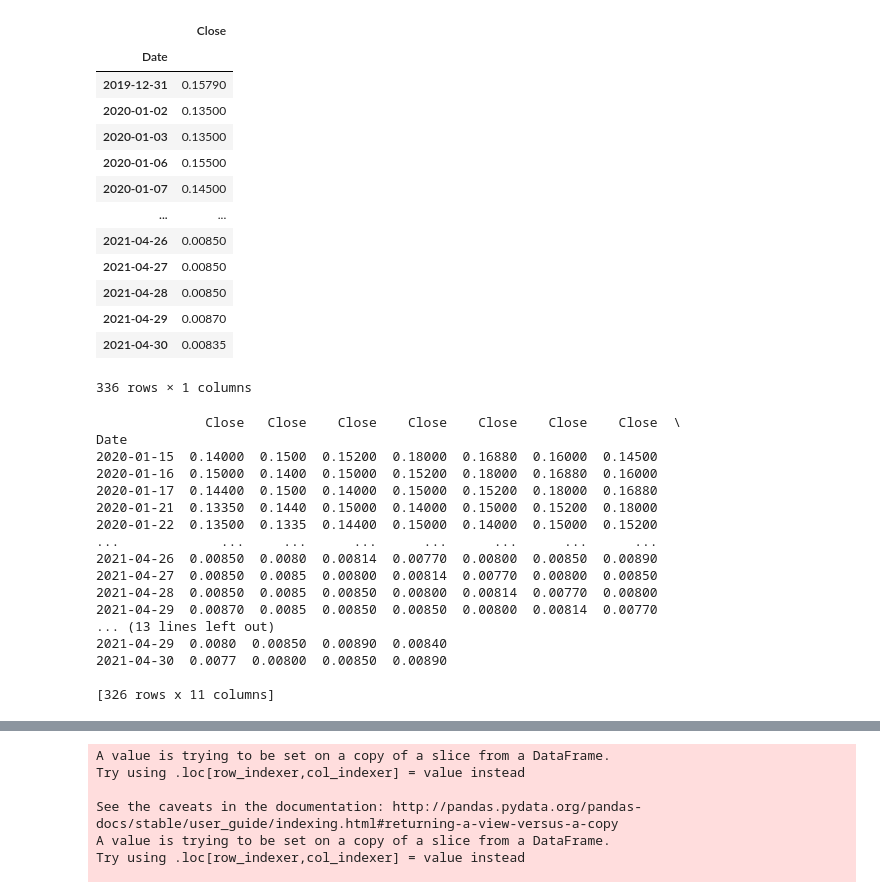
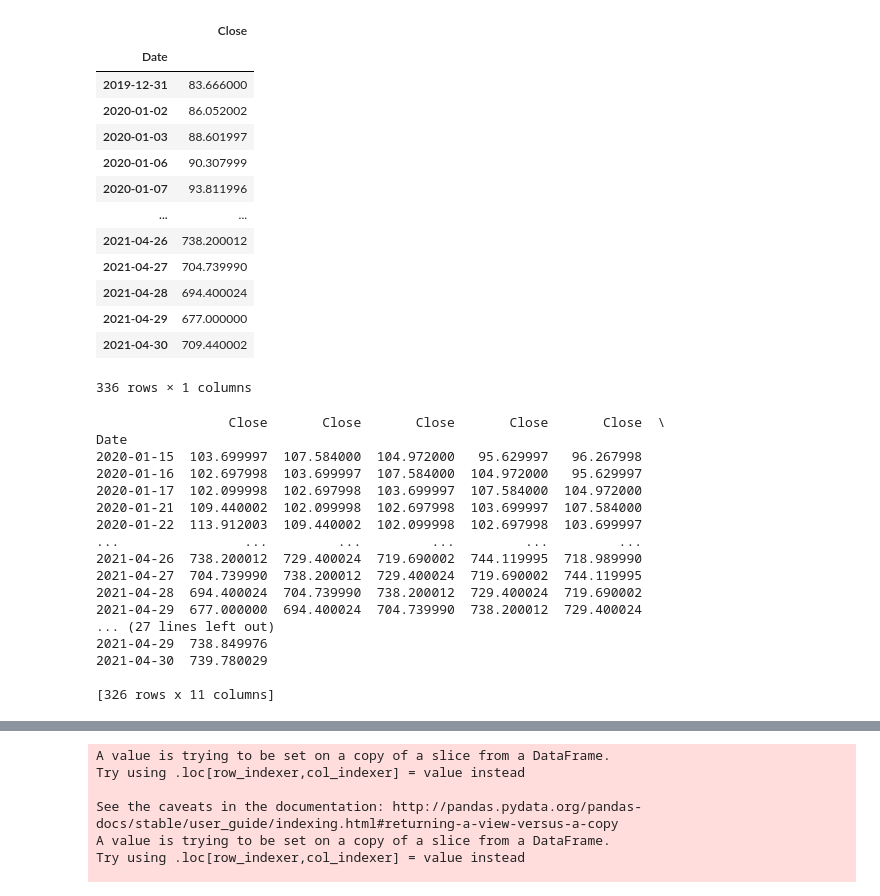
Before and after one commit to Wulffn/DSC_Exam, a Jupyter notebook: ML/tesla_linear_regression.ipynb, the cells around one changed output, grey strips where cells are left out. Cells and saved outputs as stored; diff of their text form; code cells hidden in the pictures.

```diff
--- a/ML/tesla_linear_regression.ipynb
+++ b/ML/tesla_linear_regression.ipynb
@@ -7,23 +7,23 @@ import datetime
 import matplotlib.pyplot as plt
 # %%
 # datoer er YYYY-MM-DD
-df = yf.download('AMAZ', start='2020-01-01', end='2021-05-01', progress=False)
+df = yf.download('TSLA', start='2020-01-01', end='2021-05-01', progress=False)
 df_close = df[['Close']]
 df_close
 # %% [output]
 |  | Close |
 | Date |  |
-| 2019-12-31 | 0.15790 |
-| 2020-01-02 | 0.13500 |
-| 2020-01-03 | 0.13500 |
-| 2020-01-06 | 0.15500 |
-| 2020-01-07 | 0.14500 |
+| 2019-12-31 | 83.666000 |
+| 2020-01-02 | 86.052002 |
+| 2020-01-03 | 88.601997 |
+| 2020-01-06 | 90.307999 |
+| 2020-01-07 | 93.811996 |
 | ... | ... |
-| 2021-04-26 | 0.00850 |
-| 2021-04-27 | 0.00850 |
-| 2021-04-28 | 0.00850 |
-| 2021-04-29 | 0.00870 |
-| 2021-04-30 | 0.00835 |
+| 2021-04-26 | 738.200012 |
+| 2021-04-27 | 704.739990 |
+| 2021-04-28 | 694.400024 |
+| 2021-04-29 | 677.000000 |
+| 2021-04-30 | 709.440002 |
 336 rows × 1 columns
 # %%
 # We only need the column Close that is the value that we want to predict. Our goal now is to transform the data so we can feed them into our Machine Learning model. We want to have as features the last 10 closing prices. The easiest way to do it is to use the shift function of Pandas.
@@ -33,21 +33,21 @@ df_close_shifted = pd.concat([df_close, df_close.shift(), df_close.shift(2), df_
 
 print(df_close_shifted)
 # %% [output]
-              Close   Close    Close    Close    Close    Close    Close  \
+                 Close       Close       Close       Close       Close  \
 Date
-2020-01-15  0.14000  0.1500  0.15200  0.18000  0.16880  0.16000  0.14500
-2020-01-16  0.15000  0.1400  0.15000  0.15200  0.18000  0.16880  0.16000
-2020-01-17  0.14400  0.1500  0.14000  0.15000  0.15200  0.18000  0.16880
-2020-01-21  0.13350  0.1440  0.15000  0.14000  0.15000  0.15200  0.18000
-2020-01-22  0.13500  0.1335  0.14400  0.15000  0.14000  0.15000  0.15200
-...             ...     ...      ...      ...      ...      ...      ...
-2021-04-26  0.00850  0.0080  0.00814  0.00770  0.00800  0.00850  0.00890
-2021-04-27  0.00850  0.0085  0.00800  0.00814  0.00770  0.00800  0.00850
-2021-04-28  0.00850  0.0085  0.00850  0.00800  0.00814  0.00770  0.00800
-2021-04-29  0.00870  0.0085  0.00850  0.00850  0.00800  0.00814  0.00770
-... (13 lines left out)
-2021-04-29  0.0080  0.00850  0.00890  0.00840
-2021-04-30  0.0077  0.00800  0.00850  0.00890
+2020-01-15  103.699997  107.584000  104.972000   95.629997   96.267998
+2020-01-16  102.697998  103.699997  107.584000  104.972000   95.629997
+2020-01-17  102.099998  102.697998  103.699997  107.584000  104.972000
+2020-01-21  109.440002  102.099998  102.697998  103.699997  107.584000
+2020-01-22  113.912003  109.440002  102.099998  102.697998  103.699997
+...                ...         ...         ...         ...         ...
+2021-04-26  738.200012  729.400024  719.690002  744.119995  718.989990
+2021-04-27  704.739990  738.200012  729.400024  719.690002  744.119995
+2021-04-28  694.400024  704.739990  738.200012  729.400024  719.690002
+2021-04-29  677.000000  694.400024  704.739990  738.200012  729.400024
+... (27 lines left out)
+2021-04-29  738.849976
+2021-04-30  739.780029
 
 [326 rows x 11 columns]
 # %%
```
Also changed, not shown: parts of 3 cells of this notebook, 2 other files.
